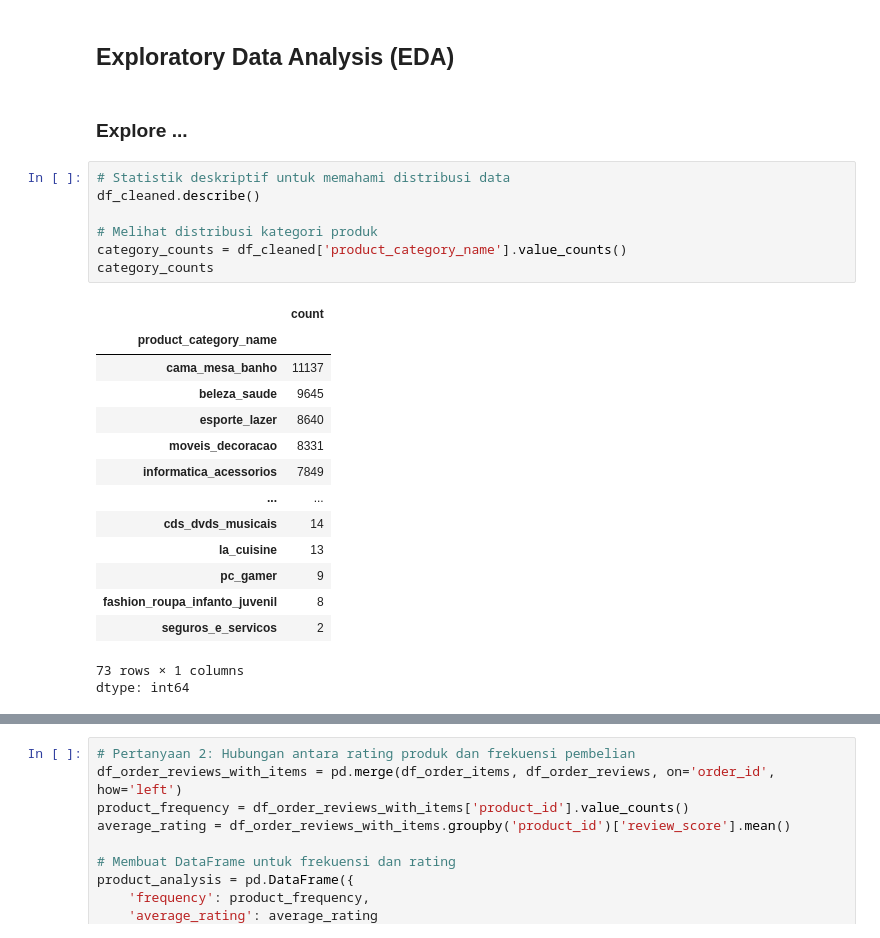
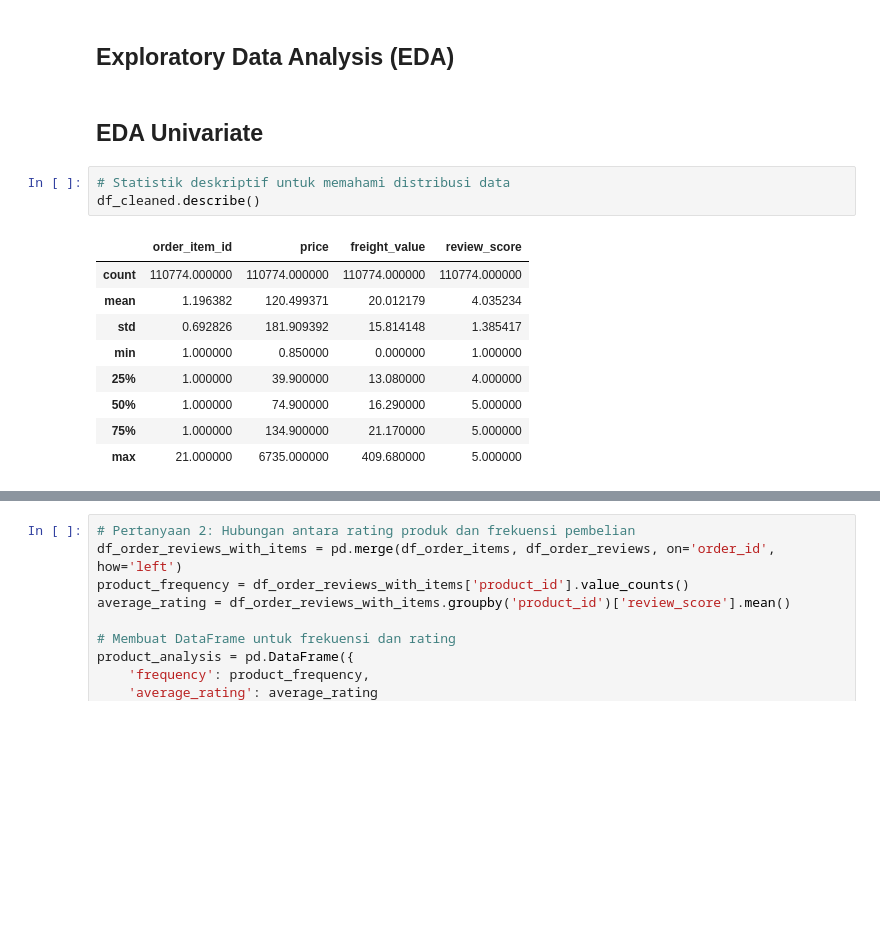
Before and after one commit to AyuIrma/Analisis_Data_dan_Dashboard_Streamlit, a Jupyter notebook: Proyek_Analisis_Data.ipynb, the cells around one changed output, grey strips where cells are left out. Cells and saved outputs as stored; diff of their text form; blank space fills up the shorter version.

```diff
--- a/Proyek_Analisis_Data.ipynb
+++ b/Proyek_Analisis_Data.ipynb
@@ -153,28 +205,18 @@ df_cleaned = df_cleaned.dropna(subset=['order_id', 'review_score'])
 Data duplikat dan missing values telah dihapus. Kolom rating telah diperbaiki dengan mengonversinya menjadi tipe data yang sesuai.
 # %% [markdown]
 ## Exploratory Data Analysis (EDA)
-# %% [markdown]
-### Explore ...
+# %% [markdown]
+## EDA Univariate
 # %%
 # Statistik deskriptif untuk memahami distribusi data
 df_cleaned.describe()
-
-# Melihat distribusi kategori produk
-category_counts = df_cleaned['product_category_name'].value_counts()
-category_counts
 # %% [output]
-|  | count |
-| product_category_name |  |
-| cama_mesa_banho | 11137 |
-| beleza_saude | 9645 |
-| esporte_lazer | 8640 |
-| moveis_decoracao | 8331 |
-| informatica_acessorios | 7849 |
-| ... | ... |
-| cds_dvds_musicais | 14 |
-| la_cuisine | 13 |
-| pc_gamer | 9 |
-| fashion_roupa_infanto_juvenil | 8 |
-| seguros_e_servicos | 2 |
+|  | order_item_id | price | freight_value | review_score |
+| count | 110774.000000 | 110774.000000 | 110774.000000 | 110774.000000 |
+| mean | 1.196382 | 120.499371 | 20.012179 | 4.035234 |
+| std | 0.692826 | 181.909392 | 15.814148 | 1.385417 |
+| min | 1.000000 | 0.850000 | 0.000000 | 1.000000 |
+| 25% | 1.000000 | 39.900000 | 13.080000 | 4.000000 |
+| 50% | 1.000000 | 74.900000 | 16.290000 | 5.000000 |
+| 75% | 1.000000 | 134.900000 | 21.170000 | 5.000000 |
+| max | 21.000000 | 6735.000000 | 409.680000 | 5.000000 |
-73 rows × 1 columns
-dtype: int64
```
Also changed, not shown: parts of 27 cells of this notebook.
